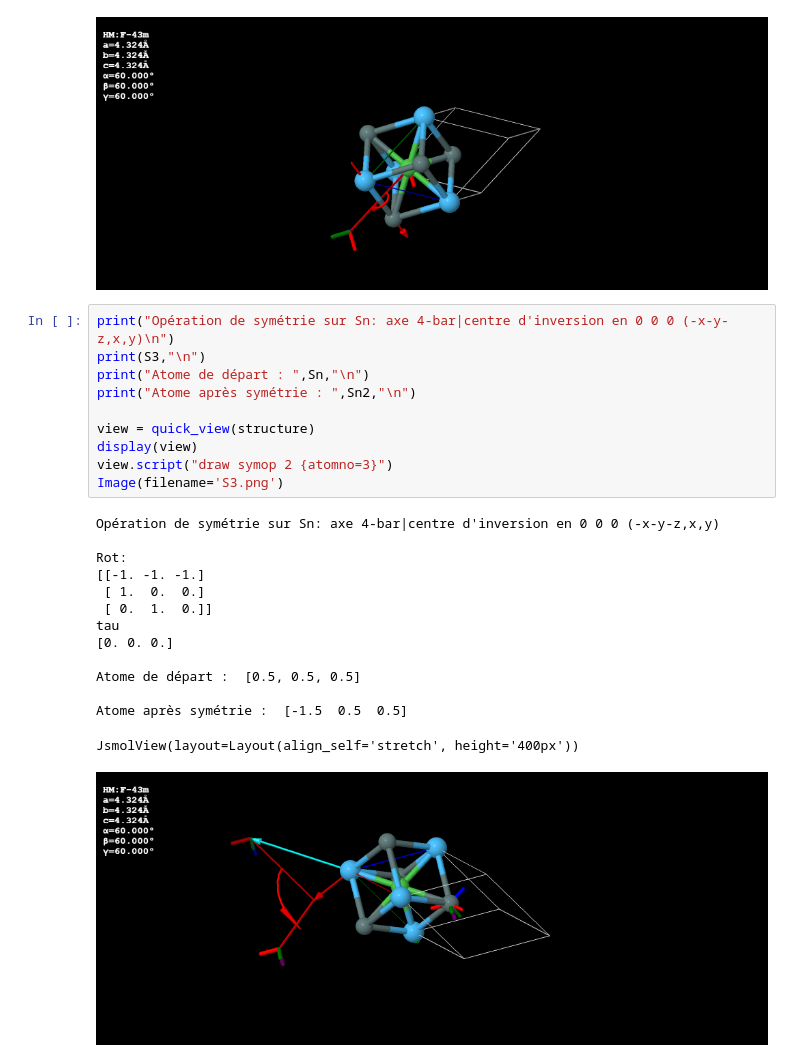
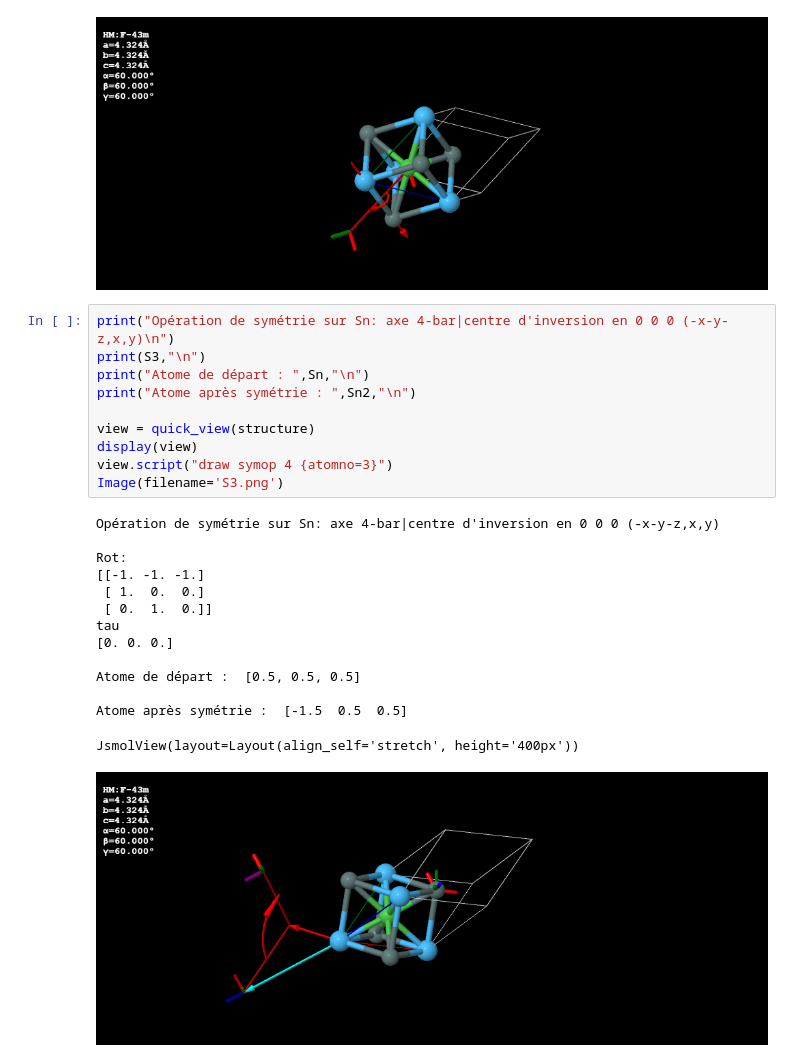
Before and after one commit to qdoucet/lmapr1492, a Jupyter notebook: symmetry.ipynb, the cells around one changed output. Drawn from its saved outputs; the diff is of its cells as text.

```diff
--- a/symmetry.ipynb
+++ b/symmetry.ipynb
@@ -82,25 +81,25 @@ JsmolView(layout=Layout(align_self='stretch', height='400px'))
 # %%
 print("Opération de symétrie sur Sn: axe 4-bar|centre d'inversion en 0 0 0 (-x-y-z,x,y)\n")
 print(S3,"\n")
 print("Atome de départ : ",Sn,"\n")
 print("Atome après symétrie : ",Sn2,"\n")
 
 view = quick_view(structure)
 display(view)
-view.script("draw symop 2 {atomno=3}")
+view.script("draw symop 4 {atomno=3}")
 Image(filename='S3.png')
 # %% [output]
 Opération de symétrie sur Sn: axe 4-bar|centre d'inversion en 0 0 0 (-x-y-z,x,y)
 
 Rot:
 [[-1. -1. -1.]
  [ 1.  0.  0.]
  [ 0.  1.  0.]]
 tau
 [0. 0. 0.]
 
 Atome de départ :  [0.5, 0.5, 0.5]
 
 Atome après symétrie :  [-1.5  0.5  0.5]
 JsmolView(layout=Layout(align_self='stretch', height='400px'))
-[figure, old version]
+[figure, new version]
```
Also changed, not shown: parts of 2 cells of this notebook.
